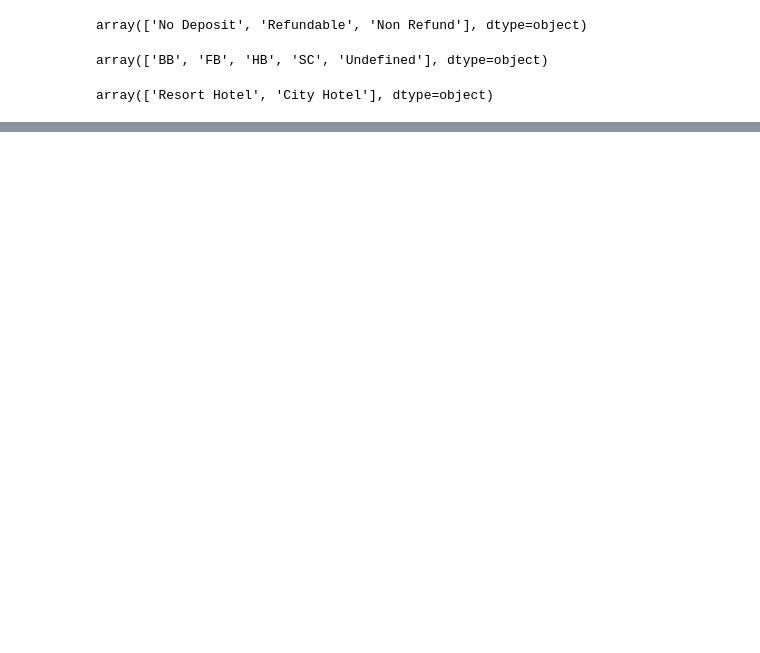
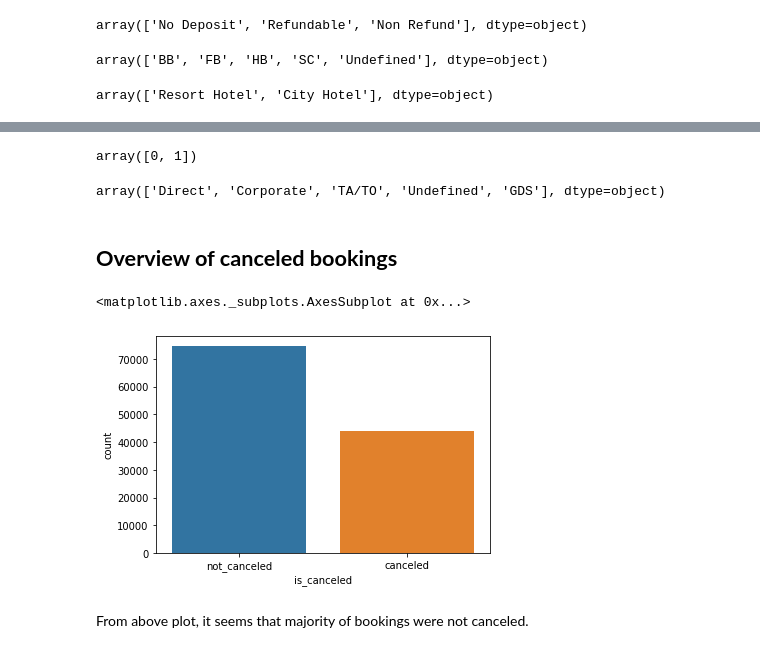
Before and after one commit to PrachiJadhav12/Hotel-Booking-Data_Analysis, a Jupyter notebook: Hotel_Booking_Analysis_Capstone_Project.ipynb, the cells around one changed output, grey strips where cells are left out. Cells and saved outputs as stored; diff of their text form; code cells hidden in the pictures; blank space fills up the shorter version.

```diff
--- a/Hotel_Booking_Analysis_Capstone_Project.ipynb
+++ b/Hotel_Booking_Analysis_Capstone_Project.ipynb
@@ -84,0 +109,2 @@ memory usage: 29.1+ MB
+# %%
+df = df.drop(columns = ['agent', 'company'])
@@ -84,0 +113,3 @@ memory usage: 29.1+ MB
+# %%
+df= df.dropna(axis = 0)
+df
@@ -116,0 +227,19 @@ array(['Resort Hotel', 'City Hotel'], dtype=object)
+# %%
+df['is_canceled'].unique()
+# %% [output]
+array([0, 1])
+# %%
+df['distribution_channel'].unique()
+# %% [output]
+array(['Direct', 'Corporate', 'TA/TO', 'Undefined', 'GDS'], dtype=object)
+# %% [markdown]
+## **Overview of canceled bookings**
+# %%
+df['is_canceled'] = df.is_canceled.replace([1,0], ['canceled', 'not_canceled'])
+canceled_data = df['is_canceled']
+sns.countplot(canceled_data)
+# %% [output]
+<matplotlib.axes._subplots.AxesSubplot at 0x...>
+[figure, added]
+# %% [markdown]
+From above plot, it seems that majority of bookings were not canceled.
```
Also changed, not shown: parts of 39 cells of this notebook.
